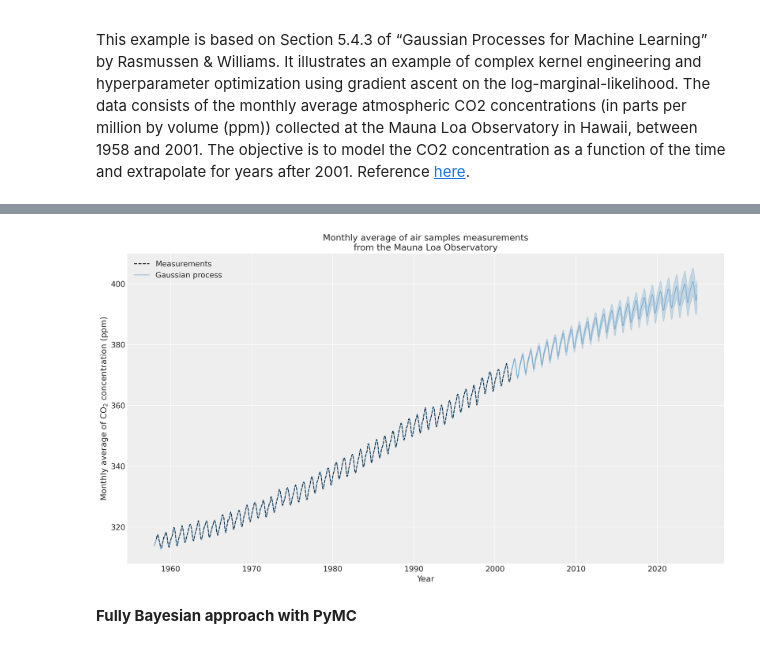
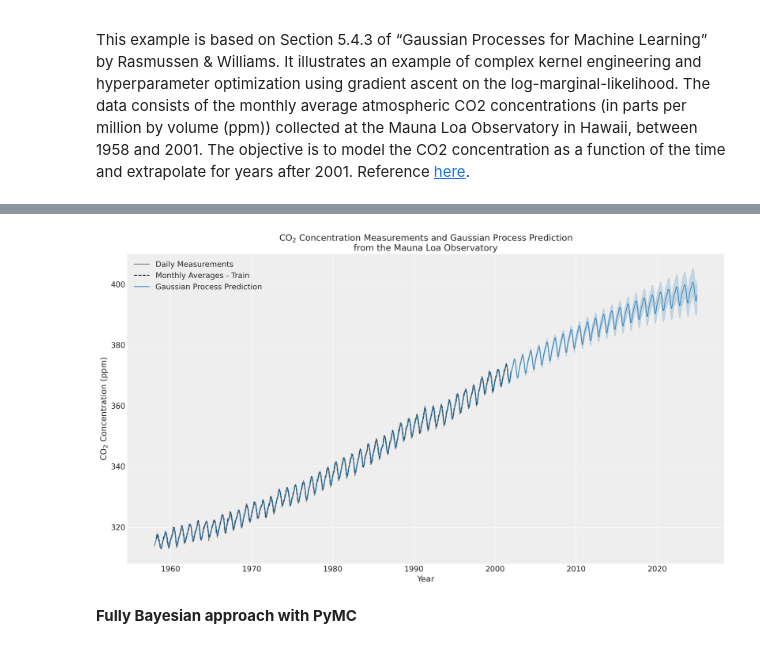
Before and after one commit to mschossler/bayes_gaussian_process_StockPrediction, a Jupyter notebook: GP.ipynb, the cells around one changed output, grey strips where cells are left out. Drawn from its saved outputs; the diff is of its cells as text; code cells hidden in the pictures.

Commit message:
co2 implemented, but no results found

```diff
--- a/GP.ipynb
+++ b/GP.ipynb
@@ -696,23 +697,3 @@ A much richer class of functions can be generated with the Squared-Exponential k
 ## Gaussian process regression (GPR) on Mauna Loa CO2 data
 
 This example is based on Section 5.4.3 of “Gaussian Processes for Machine Learning” by Rasmussen & Williams. It illustrates an example of complex kernel engineering and hyperparameter optimization using gradient ascent on the log-marginal-likelihood. The data consists of the monthly average atmospheric CO2 concentrations (in parts per million by volume (ppm)) collected at the Mauna Loa Observatory in Hawaii, between 1958 and 2001. The objective is to model the CO2 concentration as a function of the time and extrapolate for years after 2001. Reference [here](https://scikit-learn.org/stable/auto_examples/gaussian_process/plot_gpr_co2.html).
-# %%
-from sklearn.datasets import fetch_openml
-import pandas as pd
-
-co2 = fetch_openml(data_id=41187, as_frame=True)
-co2.frame.head()
-
-
-co2_data = co2.frame
-co2_data["date"] = pd.to_datetime(co2_data[["year", "month", "day"]])
-co2_data = co2_data[["date", "co2"]].set_index("date")
-co2_data.head()
-
-
-plt.rcParams["figure.figsize"] = [16, 9]
-
-
-co2_data.plot()
-plt.ylabel("CO$_2$ concentration (ppm)")
-_ = plt.title("Raw air samples measurements from the Mauna Loa Observatory")
@@ -732,44 +700,69 @@ y = co2_data["co2"].to_numpy()
 # %%
-# Kernels
+from sklearn.datasets import fetch_openml
+import pandas as pd
 from sklearn.gaussian_process.kernels import RBF, ExpSineSquared, RationalQuadratic, WhiteKernel
+import datetime
 
+# Fetch the CO2 dataset from OpenML
+co2 = fetch_openml(data_id=41187, as_frame=True)
+
+# Prepare the data
+co2_data = co2.frame.copy()
+co2_data["date"] = pd.to_datetime(co2_data[["year", "month", "day"]])
+co2_data.set_index("date", inplace=True)
+co2_data = co2_data[["co2"]].dropna()
+
+# Resample to monthly averages
+monthly_co2 = co2_data.resample("ME").mean().dropna()
+
+# Prepare data for Gaussian Process Regression
+X = (monthly_co2.index.year + monthly_co2.index.month / 12).to_numpy().reshape(-1, 1)
+y = monthly_co2["co2"].to_numpy()
+
+# Define the kernel components
 long_term_trend_kernel = 50.0**2 * RBF(length_scale=50.0)
-
 seasonal_kernel = 2.0**2 * RBF(length_scale=100.0) * ExpSineSquared(length_scale=1.0, periodicity=1.0, periodicity_bounds="fixed")
-
 irregularities_kernel = 0.5**2 * RationalQuadratic(length_scale=1.0, alpha=1.0)
-
 noise_kernel = 0.1**2 * RBF(length_scale=0.1) + WhiteKernel(noise_level=0.1**2, noise_level_bounds=(1e-5, 1e5))
 
+# Combine kernels
 co2_kernel = long_term_trend_kernel + seasonal_kernel + irregularities_kernel + noise_kernel
-# display(co2_kernel)
 
-# Model fitting and prediction
+# Initialize and fit the Gaussian Process model
 y_mean = y.mean()
 gaussian_process = GaussianProcessRegressor(kernel=co2_kernel, normalize_y=False)
 gaussian_process.fit(X, y - y_mean)
 
-# Plot results
+# Display fitted kernel parameters
+params = gaussian_process.kernel_.get_params()
+print("Fitted Kernel Parameters:")
+display(params)
 
-import datetime
-
+# Generate predictions
 today = datetime.datetime.now()
 current_month = today.year + today.month / 12
-X_test = np.linspace(start=1958, stop=current_month, num=1_000).reshape(-1, 1)
+X_test = np.linspace(1958, current_month, num=1000).reshape(-1, 1)
 mean_y_pred, std_y_pred = gaussian_process.predict(X_test, return_std=True)
 mean_y_pred += y_mean
 
-plt.plot(X, y, color="black", linestyle="dashed", label="Measurements")
-plt.plot(X_test, mean_y_pred, color="tab:blue", alpha=0.4, label="Gaussian process")
-plt.fill_between(
-    X_test.ravel(),
-    mean_y_pred - std_y_pred,
-    mean_y_pred + std_y_pred,
-    color="tab:blue",
-    alpha=0.2,
-)
+# Plot raw data and Gaussian Process results together
+plt.figure(figsize=(16, 9))
+
+# Plot daily measurements
+plt.plot(co2_data.index, co2_data["co2"], color="gray", linestyle="-", label="Daily Measurements")
+
+# Plot monthly averages used for modeling
+plt.plot(monthly_co2.index, monthly_co2["co2"], color="black", linestyle="dashed", label="Monthly Averages - Train")
+
+# Plot Gaussian Process Prediction
+plt.plot(pd.to_datetime((X_test.flatten() - 1958) * 365.25, unit="D", origin="1958-01-01"), mean_y_pred, color="tab:blue", alpha=0.8, label="Gaussian Process Prediction")
+
+# Plot confidence interval
+plt.fill_between(pd.to_datetime((X_test.flatten() - 1958) * 365.25, unit="D", origin="1958-01-01"), mean_y_pred - std_y_pred, mean_y_pred + std_y_pred, color="tab:blue", alpha=0.2)
+
 plt.legend()
 plt.xlabel("Year")
-plt.ylabel("Monthly average of CO$_2$ concentration (ppm)")
-_ = plt.title("Monthly average of air samples measurements\nfrom the Mauna Loa Observatory")
+plt.ylabel("CO$_2$ Concentration (ppm)")
+plt.title("CO$_2$ Concentration Measurements and Gaussian Process Prediction\nfrom the Mauna Loa Observatory")
+plt.show()
 # %% [output]
@@ -776,4 +787,4 @@ _ = plt.title("Monthly average of air samples measurements\nfrom the Mauna Loa O
-[figure, old version]
+[figure, new version]
 # %% [markdown]
 **Fully Bayesian approach with PyMC**
 # %%
```
Also changed, not shown: parts of 12 cells of this notebook.
